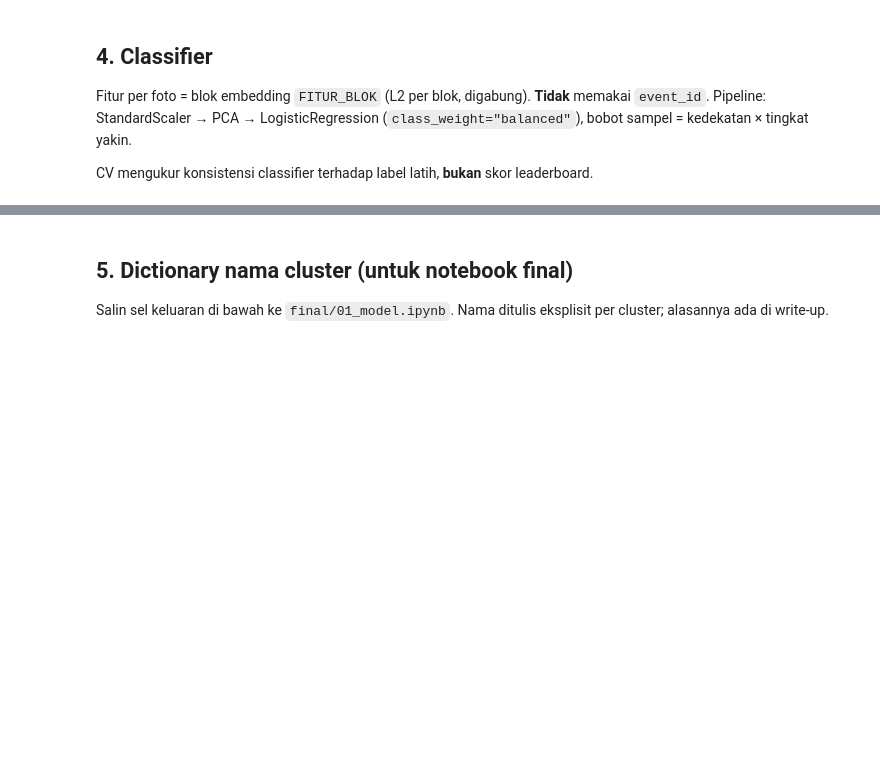
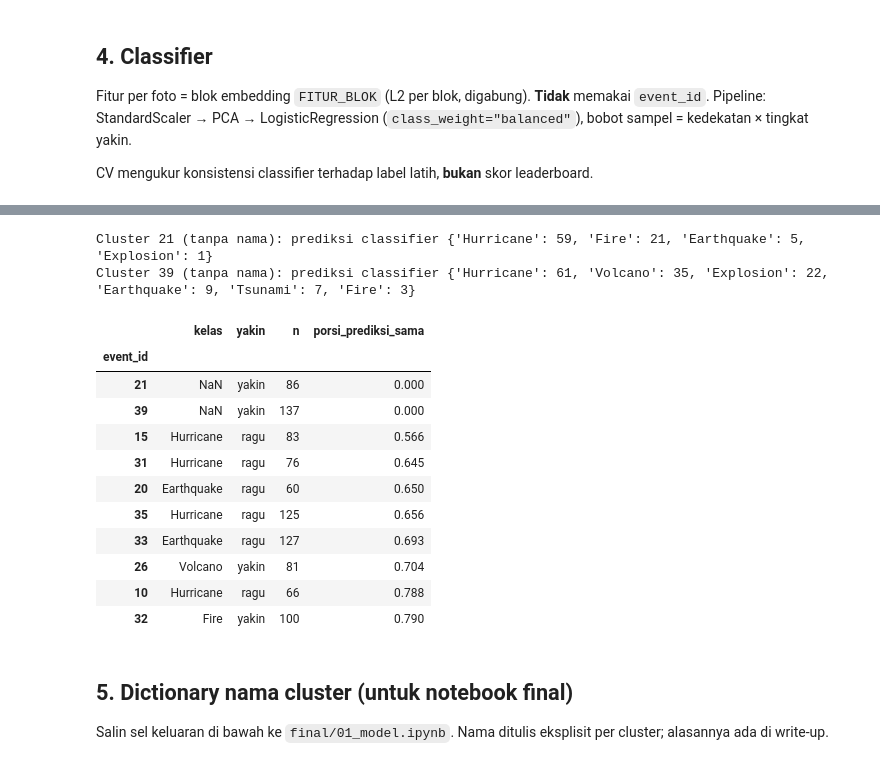
Before and after one commit to xenoo-droid/Perintis_DATAVIDIA, a Jupyter notebook: seno/C_model.ipynb, the cells around one changed output, grey strips where cells are left out. Saved outputs shown, nothing was run; the diff lists cells and outputs as text; code cells hidden in the pictures; blank space fills up the shorter version.

Commit message:
run3_sementara

```diff
--- a/seno/C_model.ipynb
+++ b/seno/C_model.ipynb
@@ -43,7 +51,8 @@ KANDIDAT_SAMPLE_SUB = ["../../Task-2/sample_submission.csv",   # susunan laptop
                        "../../sample_submission.csv",          # susunan laptop Fahmi
                        "../Dataset/sample_submission.csv"]     # susunan README repo
 FITUR_DIR = "../hafizh/v3.1"   # embedding DINOv2-L FP32 (harus sama dengan input B)
-LABEL_DIR = "../fahmi/v3"      # events.parquet + cluster_names.json + centroids.npy dari B
+LABEL_DIR = "../fahmi/v3_sementara"      # events.parquet + cluster_names.json (nama cluster dari tim)
+CLUSTER_DIR = "../fahmi/v3"    # pca.joblib + mean_x.npy + centroids.npy + meta.json (clustering B yang dikunci)
 RUN_PEMBANDING = "run2"        # run sebelumnya, hanya untuk perbandingan
 
 # --- Output (jika sudah ada, dipakai run4, run5, ... ; tidak menimpa) ---
@@ -55,6 +64,7 @@ KELAS = ["Earthquake", "Explosion", "Fire", "Hurricane", "Tsunami", "Volcano"]
 # --- Seed & bobot sampel ---
 SEED_KEDEKATAN_MIN = 0.5                    # foto dengan kedekatan >= 0.5 (setengah terdekat pusat) jadi seed
 BOBOT_YAKIN = {"yakin": 1.0, "ragu": 0.5}   # pengali bobot per tingkat yakin cluster
+BOBOT_TANPA_NAMA = 0.0                      # cluster dengan kelas kosong (mis. campur yang belum dipecah): tidak dipakai melatih
 # bobot sampel = kedekatan x BOBOT_YAKIN[yakin]
 
 # --- Label spreading ---
@@ -69,7 +79,7 @@ CV_FOLD = 5
 
 SAMPLE_SUB = next((p for p in KANDIDAT_SAMPLE_SUB if os.path.exists(p)), None)
 np.random.seed(SEED)
-for p in [SAMPLE_SUB, FITUR_DIR, LABEL_DIR]:
+for p in [SAMPLE_SUB, FITUR_DIR, LABEL_DIR, CLUSTER_DIR]:
     print(f"{'ada ' if p and os.path.exists(p) else 'TIDAK ADA'}  {p}")
 assert SAMPLE_SUB is not None, "sample_submission.csv tidak ketemu: tambahkan path-nya ke KANDIDAT_SAMPLE_SUB"
 assert os.path.exists(LABEL_DIR), f"{LABEL_DIR} belum ada: tunggu Fahmi push fahmi/v3, lalu git pull"
@@ -152,13 +213,13 @@ def l2(a):
     a = a.astype(np.float64)
     return a / np.linalg.norm(a, axis=1, keepdims=True)
 
-BP = meta_b.get("pengaturan", {})
+BP = meta_cl.get("pengaturan", meta_b.get("pengaturan", {}))
 B_PCA, B_ROUND = int(BP.get("pca", 64)), int(BP.get("round", 4))
 X_b = np.hstack([l2(emb["color_pre"]), l2(emb["color_post"])])
-if os.path.exists(f"{LABEL_DIR}/pca.joblib") and os.path.exists(f"{LABEL_DIR}/mean_x.npy"):
+if os.path.exists(f"{CLUSTER_DIR}/pca.joblib") and os.path.exists(f"{CLUSTER_DIR}/mean_x.npy"):
     # Pakai PCA yang disimpan B (tanpa fit ulang): hasil fit PCA bisa sedikit beda antar laptop
-    pca_b = joblib.load(f"{LABEL_DIR}/pca.joblib")
-    mean_x = np.load(f"{LABEL_DIR}/mean_x.npy")
+    pca_b = joblib.load(f"{CLUSTER_DIR}/pca.joblib")
+    mean_x = np.load(f"{CLUSTER_DIR}/mean_x.npy")
     assert np.allclose(mean_x, X_b.mean(axis=0), atol=1e-6), "mean_x B beda dengan fitur di FITUR_DIR"
     Z = np.round(pca_b.transform(X_b - mean_x), B_ROUND)
     SUMBER_Z = "pca.joblib + mean_x.npy dari B"
@@ -171,12 +232,13 @@ print(f"Z: {Z.shape} (PCA {B_PCA}, round {B_ROUND}) | sumber: {SUMBER_Z}")
 ev_urut = np.sort(names.index.to_numpy())
 C_z = np.vstack([Z[event_id == e].mean(axis=0) for e in ev_urut])
 CEK_CENTROID = "tidak dicek"
-if os.path.exists(f"{LABEL_DIR}/centroids.npy"):
-    C_b = np.load(f"{LABEL_DIR}/centroids.npy")
+if os.path.exists(f"{CLUSTER_DIR}/centroids.npy"):
+    C_b = np.load(f"{CLUSTER_DIR}/centroids.npy")
     if C_b.shape == C_z.shape:
         selisih = float(np.abs(C_b - C_z).max())
         CEK_CENTROID = f"selisih maks {selisih:.2e}"
-        assert selisih < 1e-3, f"ruang Z beda dengan B (selisih centroid {selisih:.3g})"
+        # B membuat Z dengan PCA.fit_transform (SVD acak); di sini PCA.transform -> beda angka ~1e-3 itu wajar
+        assert selisih < 5e-3, f"ruang Z beda dengan B (selisih centroid {selisih:.3g})"
         print("Centroid B tereproduksi:", CEK_CENTROID)
     else:
         CEK_CENTROID = f"bentuk beda {C_b.shape} vs {C_z.shape}"
@@ -194,7 +256,9 @@ else:
     print("kedekatan dihitung dari Z (kolom tidak ada di events.parquet)")
 assert np.isfinite(kedekatan).all() and kedekatan.min() >= 0 and kedekatan.max() <= 1
 
-is_seed = kedekatan >= SEED_KEDEKATAN_MIN
-bobot = kedekatan * names["yakin"].map(BOBOT_YAKIN).reindex(event_id).to_numpy(dtype=float)
-print(f"Seed: {int(is_seed.sum())} foto | bobot rata-rata {bobot.mean():.3f}")
+punya_nama = pd.notna(nama_cluster)
+is_seed = (kedekatan >= SEED_KEDEKATAN_MIN) & punya_nama
+faktor = np.where(punya_nama, names["yakin"].map(BOBOT_YAKIN).reindex(event_id).to_numpy(dtype=float), BOBOT_TANPA_NAMA)
+bobot = kedekatan * faktor
+print(f"Seed: {int(is_seed.sum())} foto | foto di cluster tanpa nama: {int((~punya_nama).sum())} (bobot {BOBOT_TANPA_NAMA}) | bobot rata-rata {bobot.mean():.3f}")
 pd.Series(nama_cluster[is_seed]).value_counts().reindex(KELAS).fillna(0).astype(int).to_frame("n_seed")
@@ -265,8 +363,27 @@ distribusi
 # %%
 # Cluster yang prediksinya paling banyak berbeda dari nama cluster (untuk dicek, BUKAN untuk mengubah nama)
 per_cluster = pd.DataFrame({"event_id": event_id, "sama": pred == nama_cluster}).groupby("event_id")["sama"].mean()
+# cluster tanpa nama: tampilkan prediksi mayoritasnya (info, bukan penamaan)
+for e in TANPA_NAMA:
+    vc = pd.Series(pred[event_id == e]).value_counts()
+    print(f"Cluster {e} (tanpa nama): prediksi classifier {vc.to_dict()}")
 cek = names[["kelas", "yakin", "n"]].assign(porsi_prediksi_sama=per_cluster.round(3))
 cek.sort_values("porsi_prediksi_sama").head(10)
+# %% [output]
+Cluster 21 (tanpa nama): prediksi classifier {'Hurricane': 59, 'Fire': 21, 'Earthquake': 5, 'Explosion': 1}
+Cluster 39 (tanpa nama): prediksi classifier {'Hurricane': 61, 'Volcano': 35, 'Explosion': 22, 'Earthquake': 9, 'Tsunami': 7, 'Fire': 3}
+|  | kelas | yakin | n | porsi_prediksi_sama |
+| event_id |  |  |  |  |
+| 21 | NaN | yakin | 86 | 0.000 |
+| 39 | NaN | yakin | 137 | 0.000 |
+| 15 | Hurricane | ragu | 83 | 0.566 |
+| 31 | Hurricane | ragu | 76 | 0.645 |
+| 20 | Earthquake | ragu | 60 | 0.650 |
+| 35 | Hurricane | ragu | 125 | 0.656 |
+| 33 | Earthquake | ragu | 127 | 0.693 |
+| 26 | Volcano | yakin | 81 | 0.704 |
+| 10 | Hurricane | ragu | 66 | 0.788 |
+| 32 | Fire | yakin | 100 | 0.790 |
 # %% [markdown]
 ## 5. Dictionary nama cluster (untuk notebook final)
 Salin sel keluaran di bawah ke `final/01_model.ipynb`. Nama ditulis eksplisit per cluster; alasannya ada di write-up.
```
Also changed, not shown: parts of 12 cells of this notebook, 4 other files.
